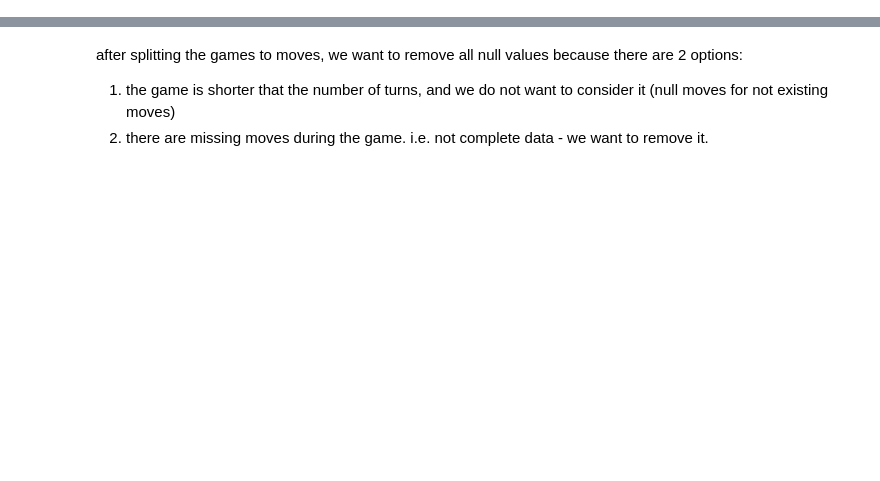
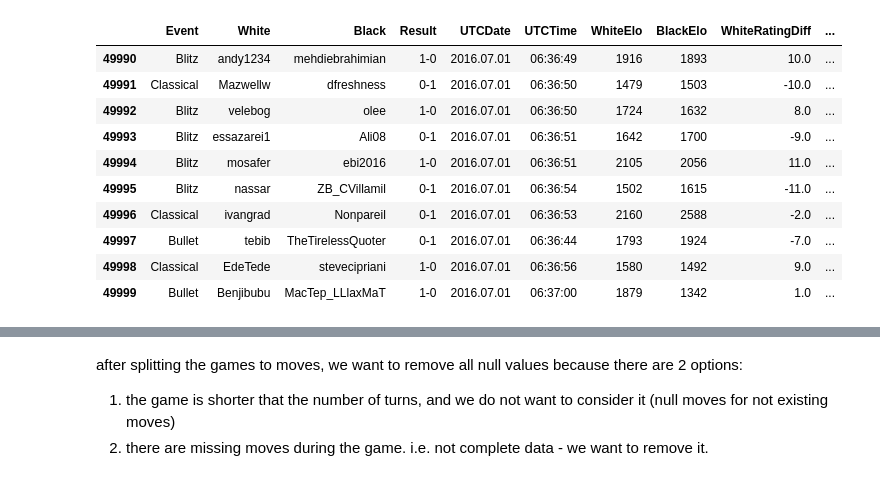
Before and after one commit to appeldaniel1998/ChessDataAnalysis, a Jupyter notebook: Chess.ipynb, the cells around one changed output, grey strips where cells are left out. Cells and saved outputs as stored; diff of their text form; code cells hidden in the pictures; blank space fills up the shorter version.

```diff
--- a/Chess.ipynb
+++ b/Chess.ipynb
@@ -22,7 +22,20 @@ from sklearn.neural_network import MLPClassifier
 # %%
 #Preprocecing
 #First of all we will check how many null values there are in each column
-df = pd.read_csv('chess_games.csv')
+df = pd.read_csv('shorterChessDf.csv')
 
 df_first_lines = df.head(500000)
 df_first_lines.to_csv('shorterChessDf.csv', index=False)
+df_first_lines.tail(10)
+# %% [output]
+|  | Event | White | Black | Result | UTCDate | UTCTime | WhiteElo | BlackElo | WhiteRatingDiff | ... |
+| 49990 | Blitz | andy1234 | mehdiebrahimian | 1-0 | 2016.07.01 | 06:36:49 | 1916 | 1893 | 10.0 | ... |
+| 49991 | Classical | Mazwellw | dfreshness | 0-1 | 2016.07.01 | 06:36:50 | 1479 | 1503 | -10.0 | ... |
+| 49992 | Blitz | velebog | olee | 1-0 | 2016.07.01 | 06:36:50 | 1724 | 1632 | 8.0 | ... |
+| 49993 | Blitz | essazarei1 | Ali08 | 0-1 | 2016.07.01 | 06:36:51 | 1642 | 1700 | -9.0 | ... |
+| 49994 | Blitz | mosafer | ebi2016 | 1-0 | 2016.07.01 | 06:36:51 | 2105 | 2056 | 11.0 | ... |
+| 49995 | Blitz | nassar | ZB_CVillamil | 0-1 | 2016.07.01 | 06:36:54 | 1502 | 1615 | -11.0 | ... |
+| 49996 | Classical | ivangrad | Nonpareil | 0-1 | 2016.07.01 | 06:36:53 | 2160 | 2588 | -2.0 | ... |
+| 49997 | Bullet | tebib | TheTirelessQuoter | 0-1 | 2016.07.01 | 06:36:44 | 1793 | 1924 | -7.0 | ... |
+| 49998 | Classical | EdeTede | stevecipriani | 1-0 | 2016.07.01 | 06:36:56 | 1580 | 1492 | 9.0 | ... |
+| 49999 | Bullet | Benjibubu | MacTep_LLlaxMaT | 1-0 | 2016.07.01 | 06:37:00 | 1879 | 1342 | 1.0 | ... |
```
Also changed, not shown: parts of 16 cells of this notebook.
